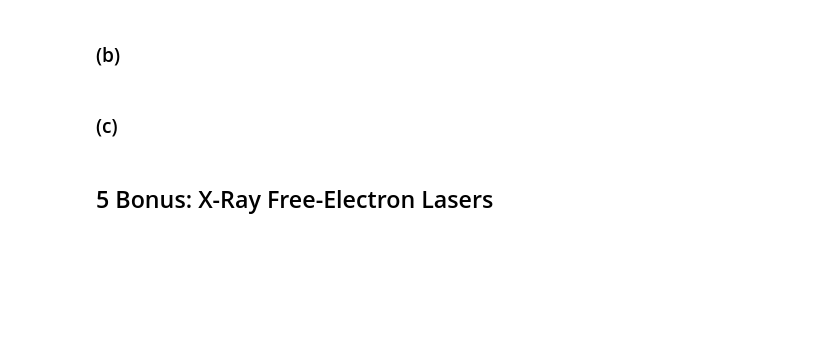
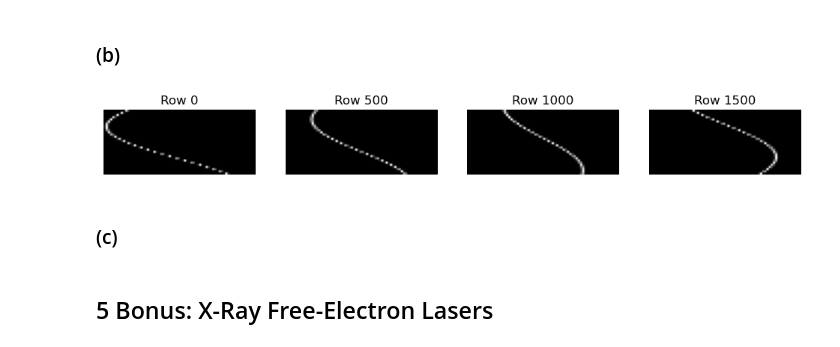
Before and after one commit to Claitos/mlph_w24, a Jupyter notebook: sheet03/Exercise03_Kusch_Weinreich.ipynb, the cells around one changed output. Cells and saved outputs as stored; diff of their text form; code cells hidden in the pictures; blank space fills up the shorter version.

```diff
--- a/sheet03/Exercise03_Kusch_Weinreich.ipynb
+++ b/sheet03/Exercise03_Kusch_Weinreich.ipynb
@@ -191,3 +199,15 @@ design_matrix = np.load('data/design_matrix.npy')
+# %%
+# TODO: visualize four random rows as images, using an images
+
+fig, axes = plt.subplots(1, 4, figsize=(12, 3))
+for i, row_idx in enumerate([0, 500, 1000, 1500]):  # Choose 4 rows
+    row_image = design_matrix[row_idx, :].reshape(30, 70)
+    axes[i].imshow(row_image, cmap='gray')
+    axes[i].set_title(f'Row {row_idx}')
+    axes[i].axis('off')
+plt.show()
+# %% [output]
+[figure, added]
 # %% [markdown]
 ### (c)
 # %%
```
Also changed, not shown: parts of 4 cells of this notebook.
